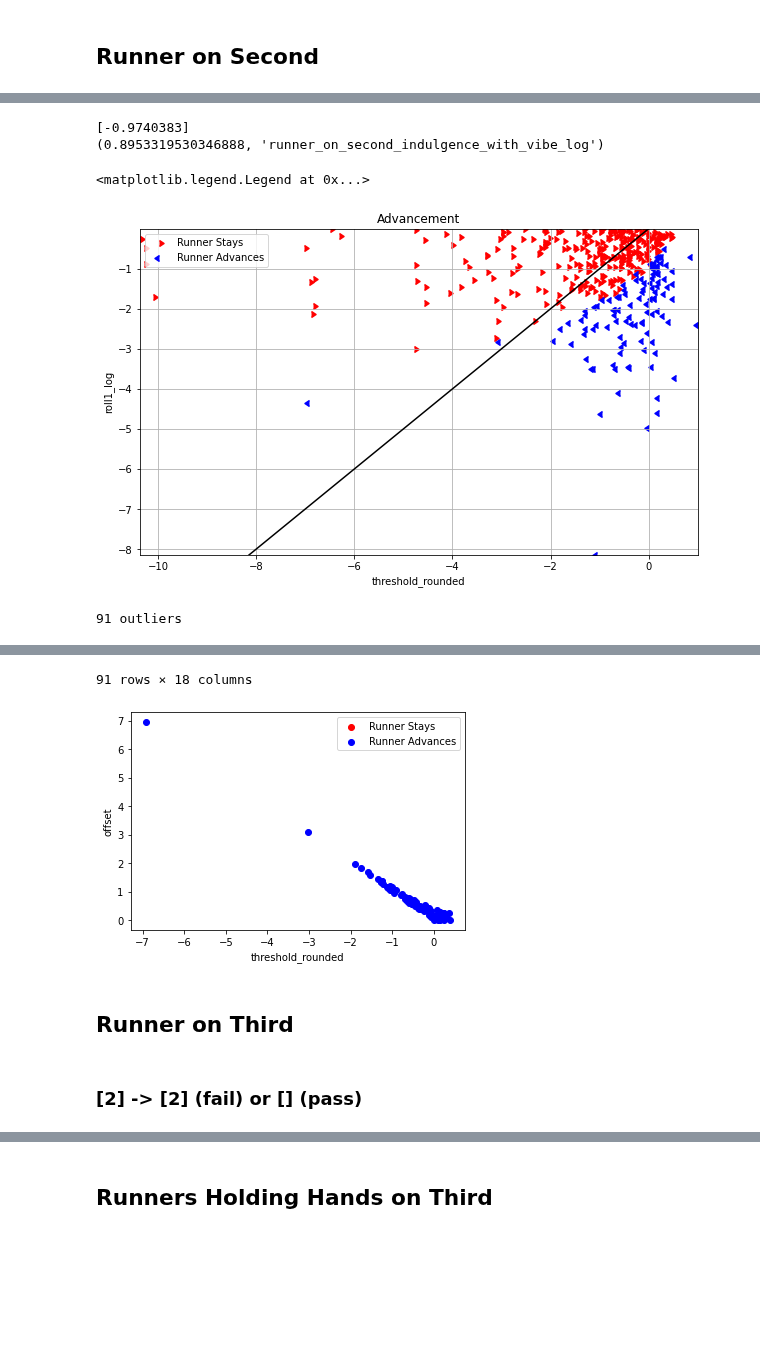
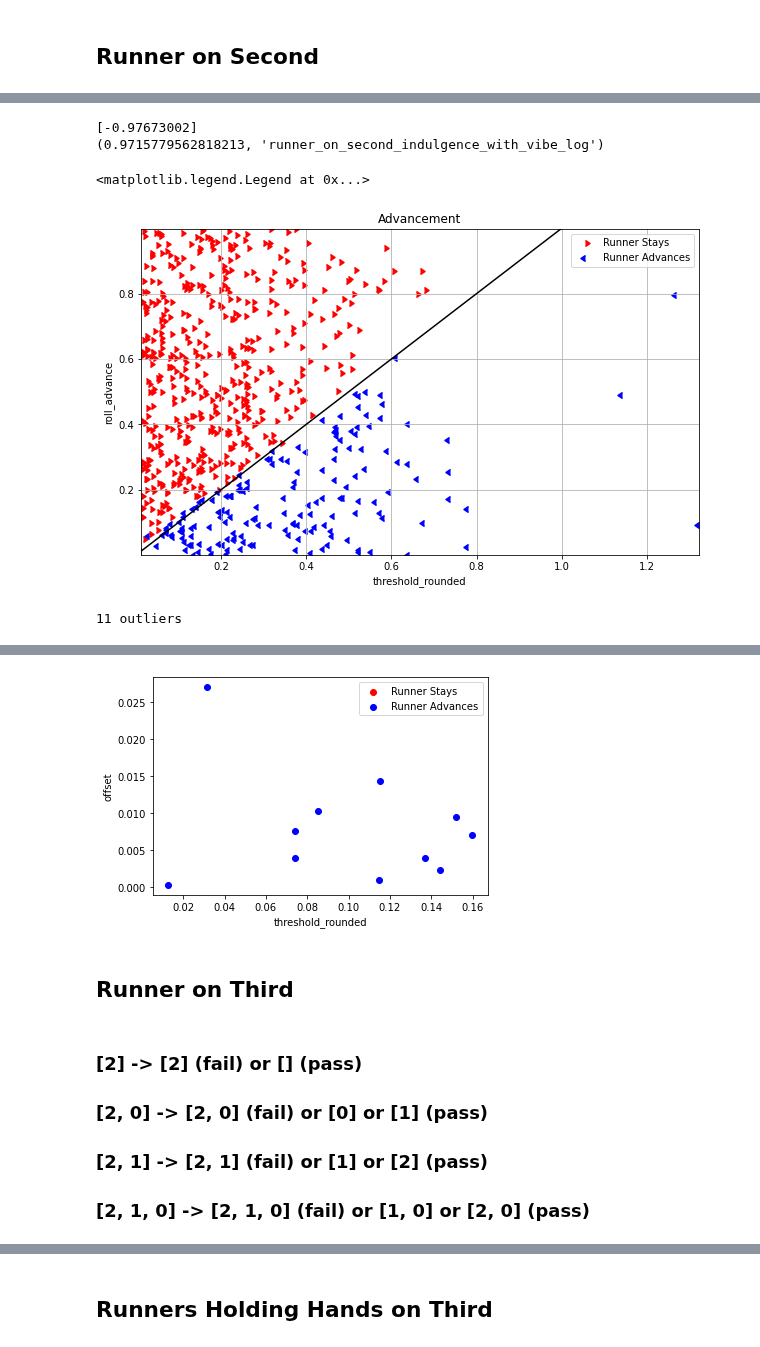
Before and after one commit to xSke/resim, a Jupyter notebook: notebooks/flyouts_master.ipynb, the cells around one changed output, grey strips where cells are left out. Drawn from its saved outputs; the diff is of its cells as text; code cells hidden in the pictures; blank space fills up the shorter version.

```diff
--- a/notebooks/flyouts_master.ipynb
+++ b/notebooks/flyouts_master.ipynb
@@ -47,6 +65,7 @@ df['batter_inv_patheticism'] = 1-df['batter_patheticism']/df["batter_multiplier"
 df['batter_inv_patheticism_with_vibe'] = df['batter_inv_patheticism'] * (1 + 0.2*df['batter_vibes'])
 df['batter_inv_tragicness'] = 1-df['batter_tragicness']/df["batter_multiplier"]
 df['batter_inv_tragicness_with_vibe'] = df['batter_inv_tragicness'] * (1 + 0.2*df['batter_vibes'])
+df['vibes_mul'] = 1 + 0.2*df['batter_vibes']
 for attr in [
     "batter_buoyancy",
     "batter_divinity",
@@ -308,14 +350,17 @@ sorted(zip(coef_list, X.columns), key=lambda x: abs(x[0]), reverse=True)
 # Make scatter plot
 
 # Manual threshold
-dfc["threshold_rounded"] = 0 + 0.125 * dfc["runner_on_first_indulgence_with_vibe_pow"]
+# dfc["threshold_rounded"] = 0 + 0.125 * dfc["runner_on_first_indulgence_with_vibe_pow"]
+# dfc["threshold_rounded"] = dfc["runner_on_first_indulgence_with_vibe_pow"]/(math.exp(2))
+# dfc["threshold_rounded"] = dfc["runner_on_first_indulgence_with_vibe"]**(3.975169166220959)/(math.exp(1.95535361))
+dfc["threshold_rounded"] = dfc["runner_on_first_indulgence_with_vibe"]**(4)/(math.exp(2))
 # dfc["threshold_rounded"] = 0.50 + 0.35 * dfc["runner_on_second_indulgence_with_vibe"] - 0.10 * (dfc['ballpark_elongation'] - 0.50)
 
 # SVC threshold
 dfc["threshold"] = -intercept_scaled[0]
 print(-intercept_scaled)
 for pair in zip(-np.array(coef_list), X.columns):
-    if pair[1] != "roll1":
+    if pair[1] != "roll_advance":
         print(pair)
         dfc["threshold"] += pair[0] * dfc[pair[1]]
 # dfc["threshold_rounded"] = dfc["threshold_rounded"].clip(lower=0.001)
@@ -324,24 +369,23 @@ x_val = "threshold_rounded"
 fig, ax = plt.subplots(1, figsize=(10, 6), facecolor='white')
 ax.scatter(
     dfc[~dfc["passed"]][x_val],
-    dfc[~dfc["passed"]]["roll1"],
+    dfc[~dfc["passed"]]["roll_advance"],
     color="red",
     label="Runner Stays",
     marker=CARETRIGHTBASE,
 )
 ax.scatter(
     dfc[dfc["passed"]][x_val],
-    dfc[dfc["passed"]]["roll1"],
+    dfc[dfc["passed"]]["roll_advance"],
     color="blue",
     label="Runner Advances",
     marker=CARETLEFTBASE,
 )
 ax.set_xlabel(x_val)
-ax.set_ylabel("roll1")
+ax.set_ylabel("roll_advance")
 ax.set_title("Advancement")
 # ax.set_xlim(0.484, 0.499)
-ax.set_ylim(0, 1)
-
+ax.set_ylim(0, 0.5)
 ax.plot(ax.get_xlim(), ax.get_xlim(), "k")
 
 ax.legend()
@@ -541,14 +627,16 @@ sorted(zip(coef_list, X.columns), key=lambda x: abs(x[0]), reverse=True)
 # Make scatter plot
 
 # Manual threshold
-dfc["threshold_rounded"] = 1.5*dfc["runner_on_second_indulgence_with_vibe_log"]
+# dfc["threshold_rounded"] = 1.5*dfc["runner_on_second_indulgence_with_vibe_log"]
+# dfc["threshold_rounded"] = dfc["runner_on_second_indulgence_with_vibe"]/math.exp(1)
+dfc["threshold_rounded"] = ((dfc["runner_on_second_indulgence_with_vibe"] + 0.2)**2)/3.5
 # dfc["threshold_rounded"] = 0.50 + 0.35 * dfc["runner_on_second_indulgence_with_vibe"] - 0.10 * (dfc['ballpark_elongation'] - 0.50)
 
 # SVC threshold
 dfc["threshold"] = -intercept_scaled[0]
 print(-intercept_scaled)
 for pair in zip(-np.array(coef_list), X.columns):
-    if pair[1] != "roll1_log":
+    if pair[1] != "roll_log":
         print(pair)
         dfc["threshold"] += pair[0] * dfc[pair[1]]
 # dfc["threshold_rounded"] = dfc["threshold_rounded"].clip(lower=0.001)
@@ -572,14 +660,14 @@ fig, ax = plt.subplots(1, figsize=(10, 6), facecolor='white')
 # )
 ax.scatter(
     dfc[~dfc["passed"]][x_val],
-    dfc[~dfc["passed"]]["roll1_log"],
+    dfc[~dfc["passed"]]["roll_advance"],
     color="red",
     label="Runner Stays",
     marker=CARETRIGHTBASE,
 )
 ax.scatter(
     dfc[dfc["passed"]][x_val],
-    dfc[dfc["passed"]]["roll1_log"],
+    dfc[dfc["passed"]]["roll_advance"],
     color="blue",
     label="Runner Advances",
     marker=CARETLEFTBASE,
@@ -587,7 +675,7 @@ ax.scatter(
 # ax.set_xscale('log')
 # ax.set_yscale('log')
 ax.set_xlabel(x_val)
-ax.set_ylabel("roll1_log")
+ax.set_ylabel("roll_advance")
 ax.set_title("Advancement")
 ax.grid()
 # ax.set_xlim(0.484, 0.499)
@@ -595,17 +683,17 @@ ax.grid()
 
 ax.plot(ax.get_xlim(), ax.get_xlim(), "k")
 ax.set_xlim(dfc["threshold_rounded"].min(),dfc["threshold_rounded"].max())
-ax.set_ylim(dfc["roll1_log"].min(),dfc["roll1_log"].max())
+ax.set_ylim(dfc["roll_advance"].min(),dfc["roll_advance"].max())
 
 ax.legend()
 # %% [output]
-[-0.9740383]
-(0.8953319530346888, 'runner_on_second_indulgence_with_vibe_log')
+[-0.97673002]
+(0.9715779562818213, 'runner_on_second_indulgence_with_vibe_log')
 <matplotlib.legend.Legend at 0x...>
-[figure, old version]
+[figure, new version]
 # %%
 # Outliers
-dfc["offset"] = dfc["roll1"] - dfc["threshold_rounded"]
+dfc["offset"] = dfc["roll_advance"] - dfc["threshold_rounded"]
 outliers = dfc[(dfc["passed"] & (dfc["offset"] >= 0)) | (~dfc["passed"] & (dfc["offset"] <= 0))]
 print(f"{len(outliers)} outliers")
 
@@ -650,5 +738,5 @@ outliers[
     ]
 ].sort_values("offset", ascending=True)
 # %% [output]
-91 outliers
+11 outliers
 |  | offset | passed | roll1 | threshold_rounded | event_type | inning | runner_on_first_name | ... |
@@ -666,8 +754,10 @@ outliers[
-91 rows × 18 columns
-[figure, old version]
+[figure, new version]
 # %% [markdown]
 ## Runner on Third
-# %% [markdown]
-### [2] -> [2] (fail) or [] (pass)
+# %% [markdown]
+### [2] -> [2] (fail) or [] (pass)
+### [2, 0] -> [2, 0] (fail) or [0] or [1] (pass)
+### [2, 1] -> [2, 1] (fail) or [1] or [2] (pass)
+### [2, 1, 0] -> [2, 1, 0] (fail) or [1, 0] or [2, 0] (pass)
 # %%
 # Bring in all situations with a runner on 3rd since the first roll is always to check if 3rd base advances
```
Also changed, not shown: parts of 57 cells of this notebook.
